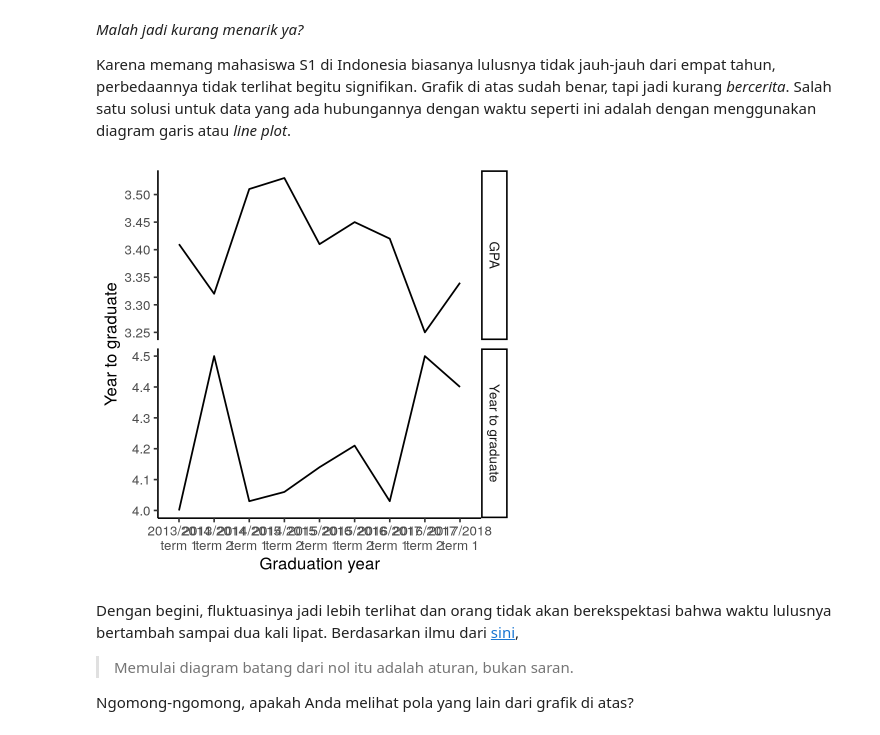
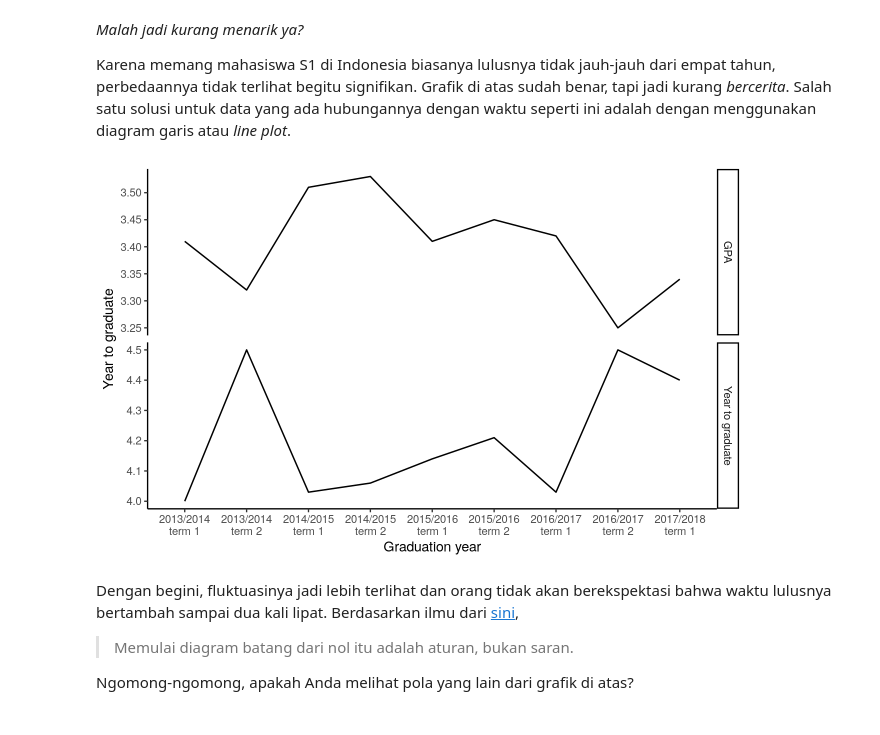
Before and after one commit to tentangdata/grafik, a Jupyter notebook: _notebooks/2020-06-17-Lulusnya-Jadi-Dua-Kali-Lebih-Lama.ipynb, the cells around one changed output. Cells and saved outputs as stored; diff of their text form; code cells hidden in the pictures.

Commit message:
Change figure size

```diff
--- a/_notebooks/2020-06-17-Lulusnya-Jadi-Dua-Kali-Lebih-Lama.ipynb
+++ b/_notebooks/2020-06-17-Lulusnya-Jadi-Dua-Kali-Lebih-Lama.ipynb
@@ -65,20 +65,22 @@ with(df, {
 Karena memang mahasiswa S1 di Indonesia biasanya lulusnya tidak jauh-jauh dari empat tahun, perbedaannya tidak terlihat begitu signifikan. Grafik di atas sudah benar, tapi jadi kurang *bercerita*. Salah satu solusi untuk data yang ada hubungannya dengan waktu seperti ini adalah dengan menggunakan diagram garis atau *line plot*.
 # %%
 #collapse-hide
+
+options(repr.plot.width = 13, repr.plot.height = 8, repr.plot.res = 100)
 
 df %>%
     rename(
         GPA = gpa,
         `Year to graduate` = mean_year
     ) %>%
     pivot_longer(-(term)) %>%
     ggplot(aes(group = 1)) +
     geom_line(aes(x = term, y = value), size = 1) +
     labs(x = "Graduation year", y = "Year to graduate") +
     facet_grid(name ~ ., scales = 'free_y') +
     theme_classic(base_size = 20)
 # %% [output]
-[figure, old version]
+[figure, new version]
 # %% [markdown]
 Dengan begini, fluktuasinya jadi lebih terlihat dan orang tidak akan berekspektasi bahwa waktu lulusnya bertambah sampai dua kali lipat. Berdasarkan ilmu dari [sini](https://flowingdata.com/2015/08/31/bar-chart-baselines-start-at-zero/),
 > Memulai diagram batang dari nol itu adalah aturan, bukan saran.
```
Also changed, not shown: 1 other file.
